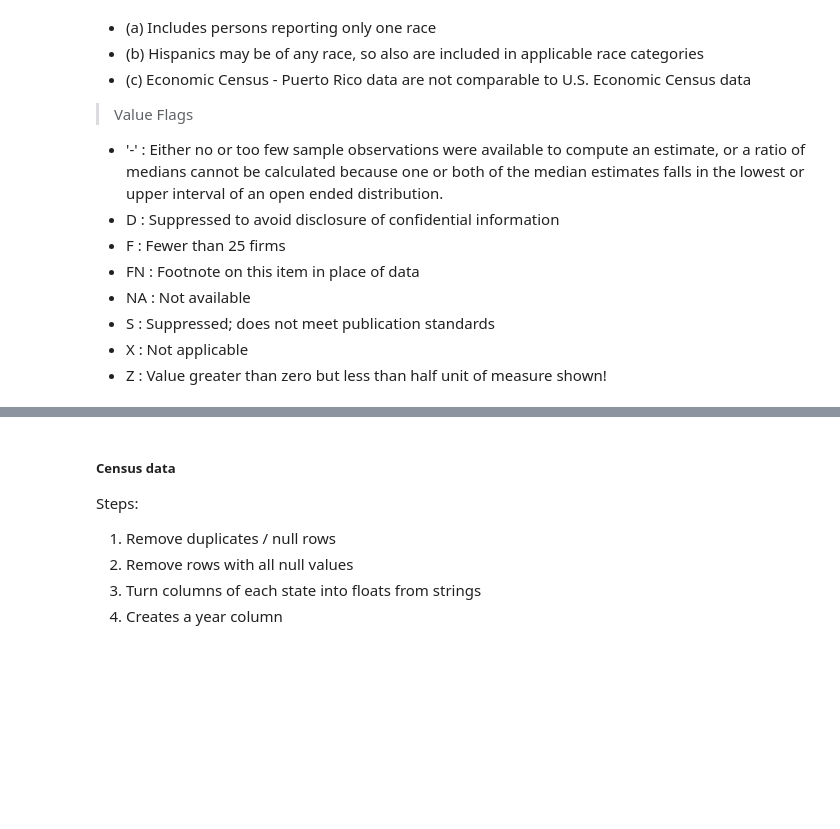
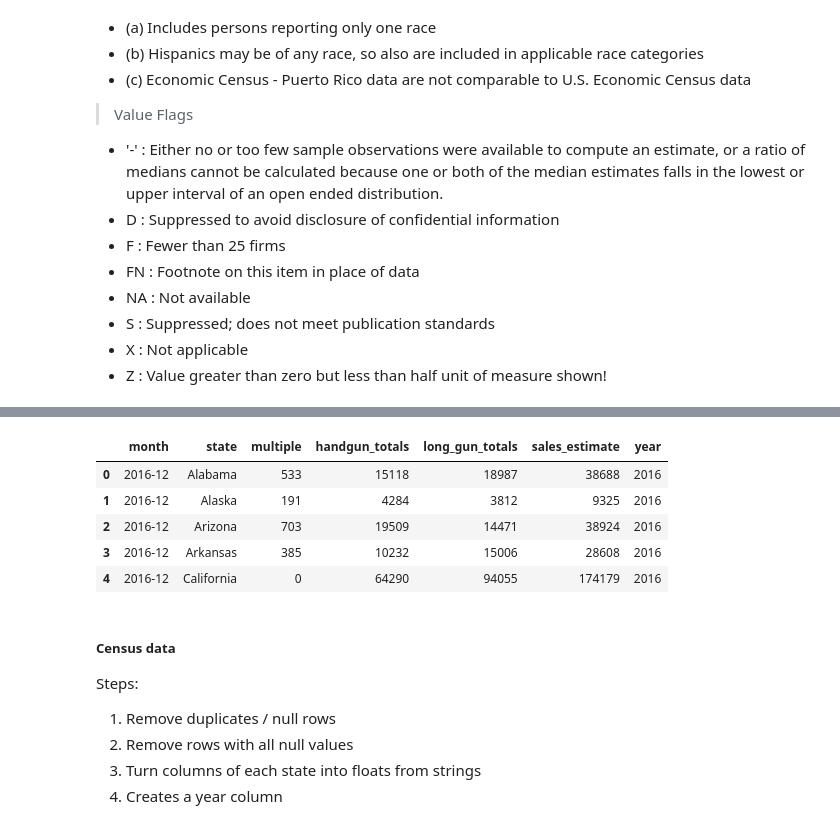
Before and after one commit to reidabook/Investigate_NICS_Data, a Jupyter notebook: investigate-a-dataset-template.ipynb, the cells around one changed output, grey strips where cells are left out. Cells and saved outputs as stored; diff of their text form; code cells hidden in the pictures; blank space fills up the shorter version.

Commit message:
updated markdown text and cleaned code for NICS data cleaning

```diff
--- a/investigate-a-dataset-template.ipynb
+++ b/investigate-a-dataset-template.ipynb
@@ -216,0 +176,18 @@ Rows removed:  1135
+# %%
+#create total column for all check on handguns
+df_nics['handgun_totals'] = (df_nics.handgun + df_nics.prepawn_handgun +
+                             df_nics.redemption_handgun + df_nics.returned_handgun + df_nics.rentals_handgun +
+                             df_nics.private_sale_handgun + df_nics.return_to_seller_handgun)
+
+
+#create total column for all check on long guns
+df_nics['long_gun_totals'] = (df_nics.long_gun + df_nics.prepawn_long_gun + df_nics.redemption_long_gun +
+                              df_nics.returned_long_gun + df_nics.rentals_long_gun + df_nics.private_sale_long_gun +
+                              df_nics.return_to_seller_long_gun)
+
+#create a new column based on the proposed methodology from the [Small Arms Survey](http://www.smallarmssurvey.org/fileadmin/docs/F-Working-papers/SAS-WP14-US-Firearms-Industry.pdf)
+MGSF = 1.1
+df_nics['sales_estimate'] = MGSF * (df_nics.handgun_totals + df_nics.long_gun_totals + df_nics.multiple * 2)
+
+#creates a year column
+df_nics['year'] = df_nics['month'].apply(lambda x: x[:4])
@@ -216,0 +196,23 @@ Rows removed:  1135
+# %%
+#identifies the columns that will be kept
+keep_cols = ['month', 'state', 'multiple', 'handgun_totals', 'long_gun_totals', 'sales_estimate', 'year']
+
+#removes columns that are not in the above list to simplify the data we work with
+remove=[]
+for col in list(df_nics.columns):
+    if not col in keep_cols:
+        remove.append(col)
+df_nics.drop(remove, axis=1, inplace=True)
+# %%
+#function for removing rows with unnecessary data
+def remove_rows(col_condition, list_filter):
+    remove_vals = df_nics.query('{} {}'.format(col_condition, list_filter))
+    df_nics.drop(remove_vals.index, inplace=True)
+    return df_nics
+# %%
+#removes information for 'states' that are not in the census data such as 'District of Columbia',
+#'Guam', 'Mariana Islands', 'Puerto Rico', and the 'Virgin Islands'
+df_nics = remove_rows('not state in', list(df_census.columns[2:]))
+
+#Removes all data from 1998 and 2017
+df_nics = remove_rows('year in', ['1998', '2017'])
@@ -217,3 +226,12 @@ Rows removed:  1135
+# %%
+df_nics.head()
+# %% [output]
+|  | month | state | multiple | handgun_totals | long_gun_totals | sales_estimate | year |
+| 0 | 2016-12 | Alabama | 533 | 15118 | 18987 | 38688 | 2016 |
+| 1 | 2016-12 | Alaska | 191 | 4284 | 3812 | 9325 | 2016 |
+| 2 | 2016-12 | Arizona | 703 | 19509 | 14471 | 38924 | 2016 |
+| 3 | 2016-12 | Arkansas | 385 | 10232 | 15006 | 28608 | 2016 |
+| 4 | 2016-12 | California | 0 | 64290 | 94055 | 174179 | 2016 |
 # %% [markdown]
 ##### Census data
 Steps:
```
Also changed, not shown: parts of 18 cells of this notebook.
